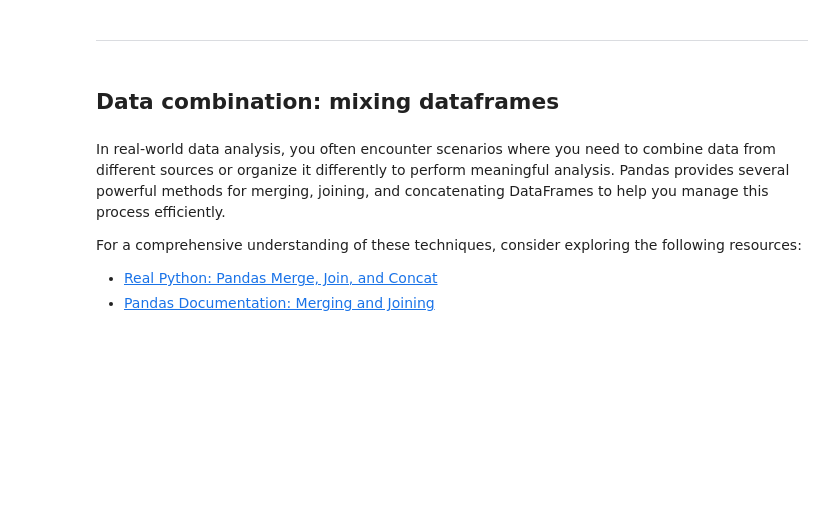
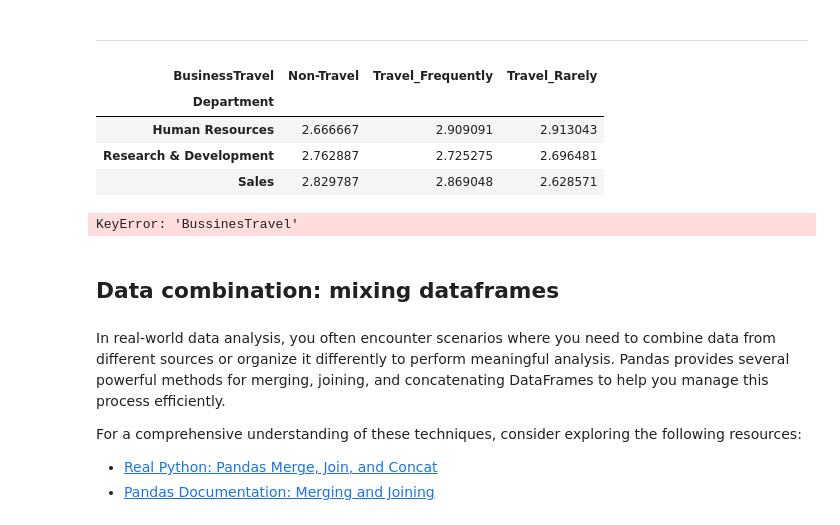
Before and after one commit to nahian04-md/nbs-2-master, a Jupyter notebook: s-203/Pandas2_Aggregation_combination.ipynb, the cells around one changed output. Drawn from its saved outputs; the diff is of its cells as text; code cells hidden in the pictures; blank space fills up the shorter version.

```diff
--- a/s-203/Pandas2_Aggregation_combination.ipynb
+++ b/s-203/Pandas2_Aggregation_combination.ipynb
@@ -12,4 +12,5 @@ First, we import the main libraries:
 import pandas as pd
 import numpy as np
 
-df = pd.read_csv("datasets/employees.csv")
+df = pd.read_csv(r"c:\Users\nahia\OneDrive\Escritorio\Bootcamp\Week2\Labs\nbs-2-master\s-203\datasets/employees.csv")
+print(df)
@@ -264,6 +299,19 @@ pd.crosstab(df["Department"], df["EducationField"], df["MonthlyIncome"], aggfunc
 | Sales | NaN | 7246.233333 | 7348.584906 | 6377.227273 | 5398.733333 | 6066.294118 |
 # %% [markdown]
 ------------------------------------------------------------------------------------------------------------------------------------------------------------------------------------------------------------
+# %%
+pd.crosstab(df["Department"],df["BusinessTravel"], df["RelationshipSatisfaction"], aggfunc="mean")
+# %% [output]
+| BusinessTravel | Non-Travel | Travel_Frequently | Travel_Rarely |
+| Department |  |  |  |
+| Human Resources | 2.666667 | 2.909091 | 2.913043 |
+| Research & Development | 2.762887 | 2.725275 | 2.696481 |
+| Sales | 2.829787 | 2.869048 | 2.628571 |
+# %%
+target_columns = ["EducationField", "HourlyRate", "Department", "StandardHours", "Age"]
+pd.crosstab(df["Department"], df[""], df["MonthlyIncome"], aggfunc="mean")
+# %% [output]
+KeyError: 'BussinesTravel'
 # %% [markdown]
 ## Data combination: mixing dataframes
 # %% [markdown]
```
Also changed, not shown: parts of 12 cells of this notebook.
